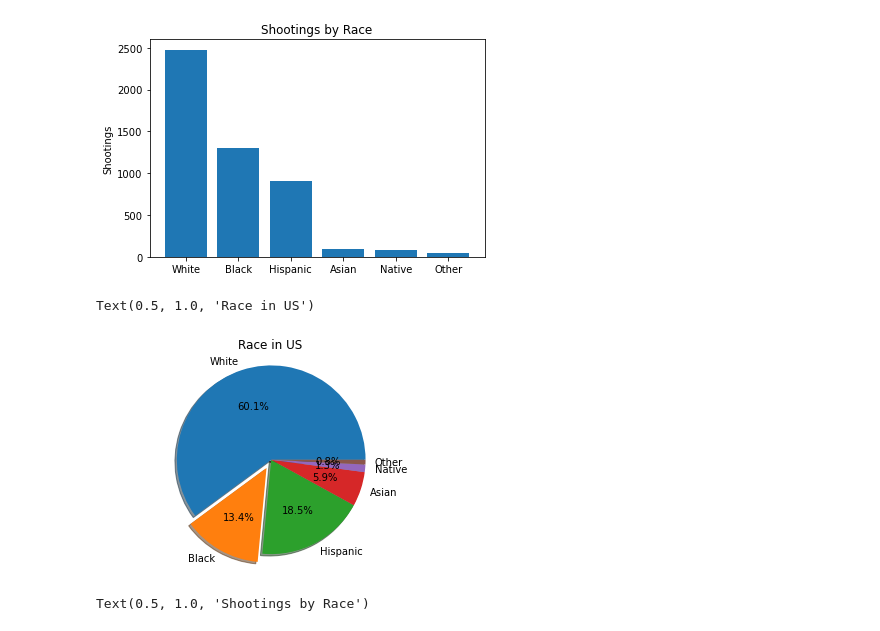
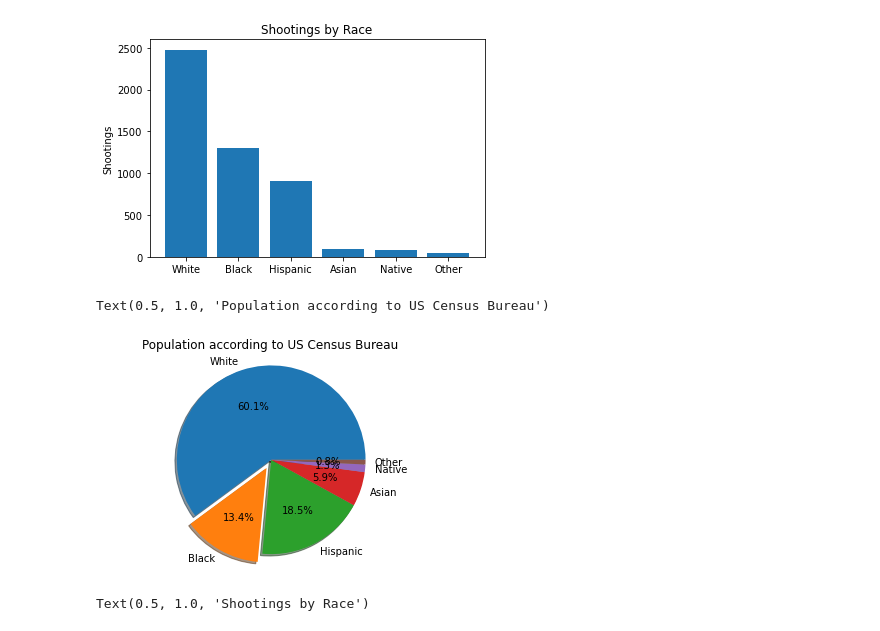
Before and after one commit to lthatch/Capstone1, a Jupyter notebook: us_police_shootings.ipynb, the cells around one changed output. Cells and saved outputs as stored; diff of their text form; code cells hidden in the pictures.

```diff
--- a/us_police_shootings.ipynb
+++ b/us_police_shootings.ipynb
@@ -65,15 +65,15 @@ ax.set_xticklabels(['', 'White', 'Black', 'Hispanic', 'Asian', 'Native', 'Other'
 # %%
 # Pie chart of Races according to US Census Bureau
 sizes2 = [60.1, 13.4, 18.5, 5.9, 1.3, .8]
 explode = (0, 0.1, 0, 0, 0, 0)
 
 fig1, ax = plt.subplots()
 ax.pie(sizes2, explode=explode, labels=race_labels, autopct='%1.1f%%', pctdistance=.6, shadow=True)
 ax.axis('equal')  # Equal aspect ratio ensures that pie is drawn as a circle.
-ax.set_title('Race in US')
+ax.set_title('Population according to US Census Bureau')
 # %% [output]
-Text(0.5, 1.0, 'Race in US')
+Text(0.5, 1.0, 'Population according to US Census Bureau')
-[figure, old version]
+[figure, new version]
 # %%
 #Pie chart of shootings by race
 sizes = [white['id']/sum(races), black['id']/sum(races), hispanic['id']/sum(races), asian['id']/sum(races), native['id']/sum(races), other['id']/sum(races)]
```
Also changed, not shown: parts of 6 cells of this notebook.
